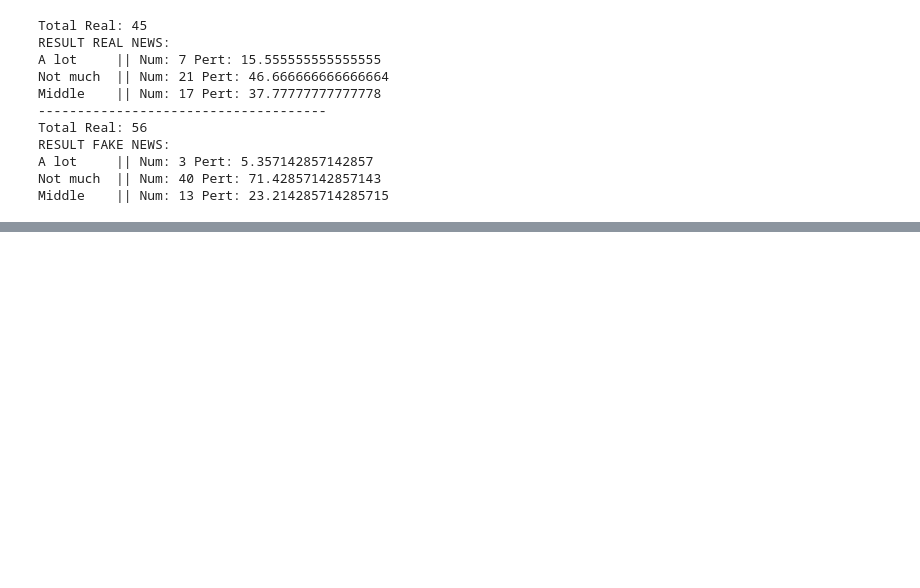
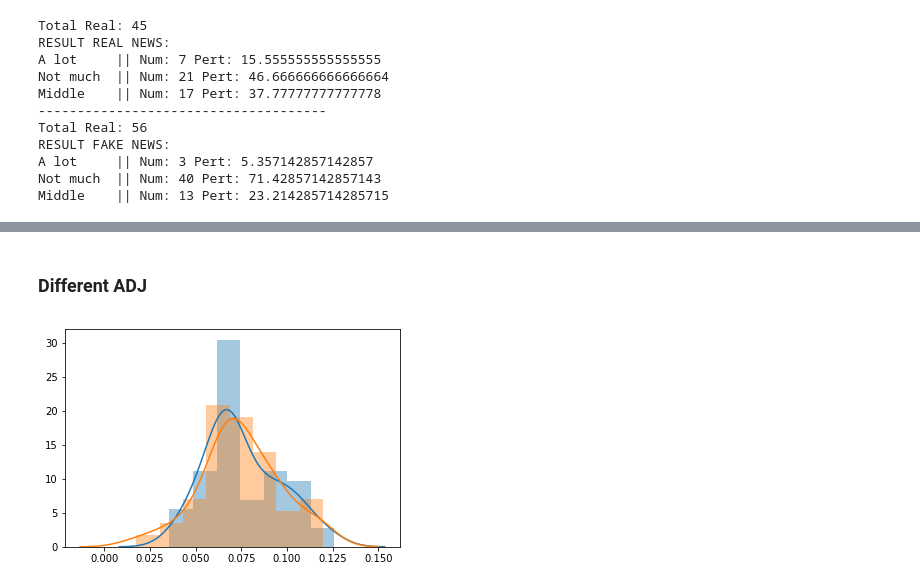
Before and after one commit to FNClassificator/FNC, a Jupyter notebook: src/fake_news_detector/exploration/style_exploration_features.ipynb, the cells around one changed output, grey strips where cells are left out. Saved outputs shown, nothing was run; the diff lists cells and outputs as text; code cells hidden in the pictures; blank space fills up the shorter version.

```diff
--- a/src/fake_news_detector/exploration/style_exploration_features.ipynb
+++ b/src/fake_news_detector/exploration/style_exploration_features.ipynb
@@ -721,0 +860,7 @@ Middle    || Num: 13 Pert: 23.214285714285715
+# %% [markdown]
+### Different ADJ
+# %%
+sns.distplot(tuple(fake_df['pert_total_adj']));
+sns.distplot(tuple(real_df['pert_total_adj']));
+# %% [output]
+[figure, added]
```
Also changed, not shown: parts of 16 cells of this notebook, 2 other files.
